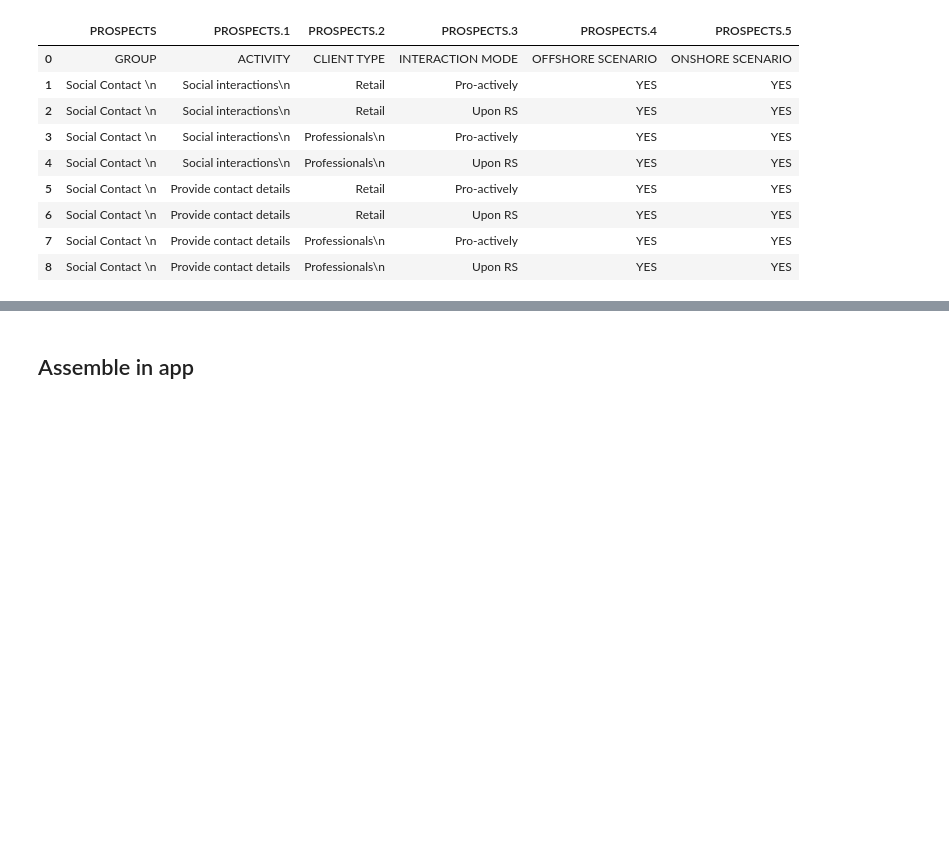
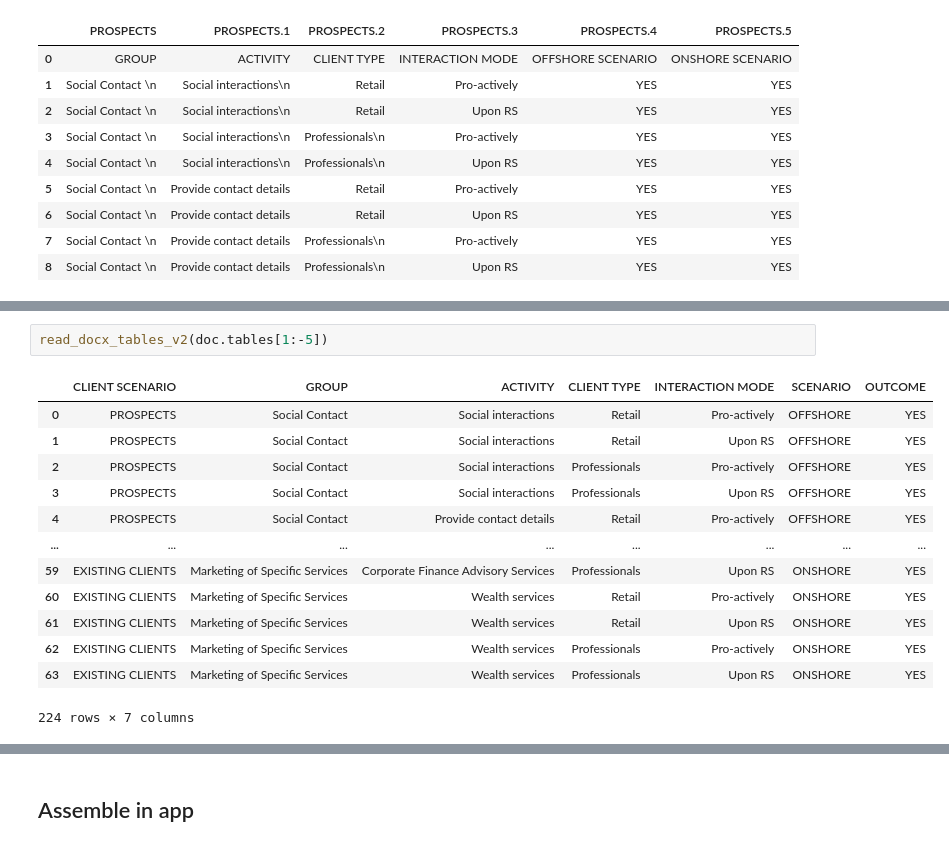
Before and after one commit to milanjelisavcic/totalconverter, a Jupyter notebook: notebooks/sandbox.ipynb, the cells around one changed output, grey strips where cells are left out. Drawn from its saved outputs; the diff is of its cells as text; blank space fills up the shorter version.

```diff
--- a/notebooks/sandbox.ipynb
+++ b/notebooks/sandbox.ipynb
@@ -110,0 +184,16 @@ dfs[1]
+# %%
+read_docx_tables_v2(doc.tables[1:-5])
+# %% [output]
+|  | CLIENT SCENARIO | GROUP | ACTIVITY | CLIENT TYPE | INTERACTION MODE | SCENARIO | OUTCOME |
+| 0 | PROSPECTS | Social Contact | Social interactions | Retail | Pro-actively | OFFSHORE | YES |
+| 1 | PROSPECTS | Social Contact | Social interactions | Retail | Upon RS | OFFSHORE | YES |
+| 2 | PROSPECTS | Social Contact | Social interactions | Professionals | Pro-actively | OFFSHORE | YES |
+| 3 | PROSPECTS | Social Contact | Social interactions | Professionals | Upon RS | OFFSHORE | YES |
+| 4 | PROSPECTS | Social Contact | Provide contact details | Retail | Pro-actively | OFFSHORE | YES |
+| ... | ... | ... | ... | ... | ... | ... | ... |
+| 59 | EXISTING CLIENTS | Marketing of Specific Services | Corporate Finance Advisory Services | Professionals | Upon RS | ONSHORE | YES |
+| 60 | EXISTING CLIENTS | Marketing of Specific Services | Wealth services | Retail | Pro-actively | ONSHORE | YES |
+| 61 | EXISTING CLIENTS | Marketing of Specific Services | Wealth services | Retail | Upon RS | ONSHORE | YES |
+| 62 | EXISTING CLIENTS | Marketing of Specific Services | Wealth services | Professionals | Pro-actively | ONSHORE | YES |
+| 63 | EXISTING CLIENTS | Marketing of Specific Services | Wealth services | Professionals | Upon RS | ONSHORE | YES |
+224 rows × 7 columns
```
Also changed, not shown: parts of 8 cells of this notebook.
